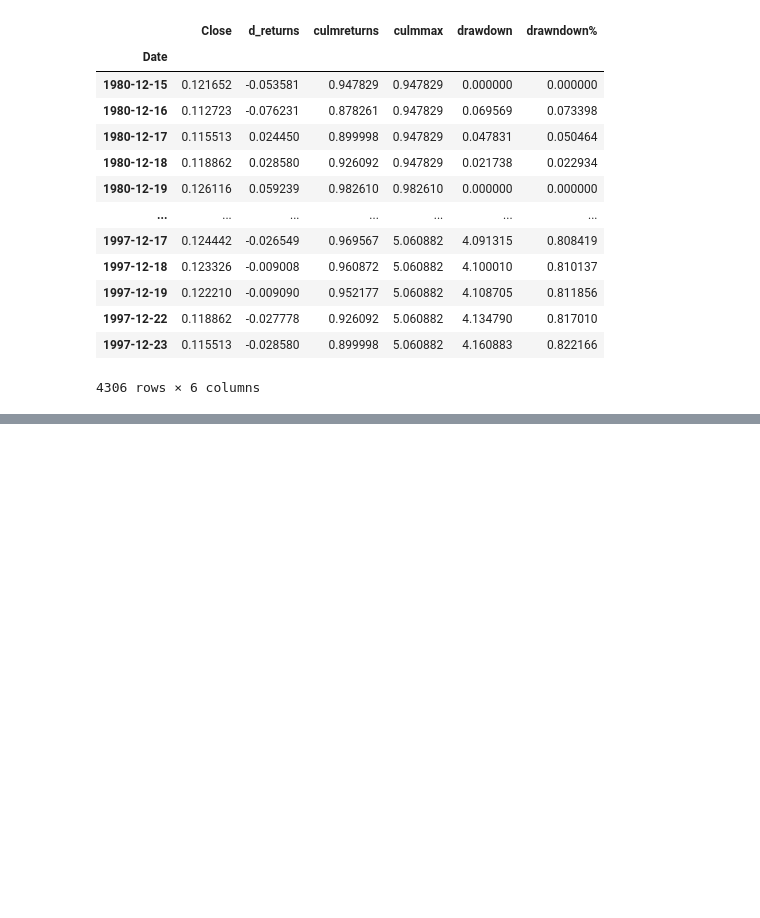
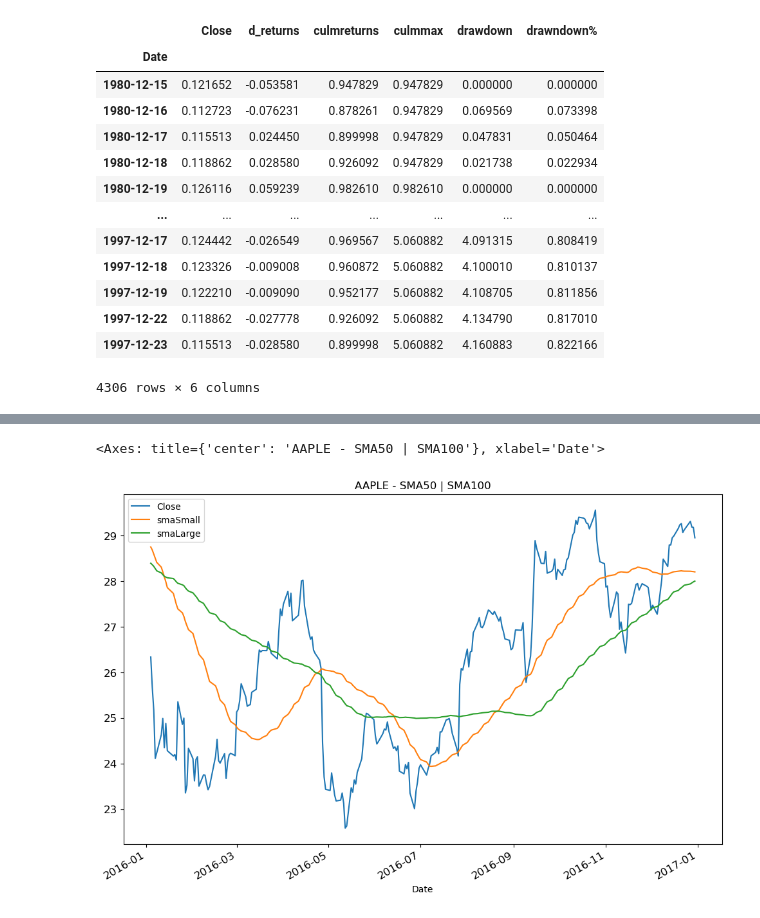
Before and after one commit to SouCode/RoboTrader, a Jupyter notebook: inMoney3.ipynb, the cells around one changed output, grey strips where cells are left out. Cells and saved outputs as stored; diff of their text form; code cells hidden in the pictures; blank space fills up the shorter version.

```diff
--- a/inMoney3.ipynb
+++ b/inMoney3.ipynb
@@ -480,0 +532,5 @@ apple.loc[(apple.index<='1997-12-23')]
+# %%
+data.loc['2016'].plot(figsize=(12,8),title='AAPLE - SMA{} | SMA{}'.format(smaSmall,smaLarge),fontsize=12)
+# %% [output]
+<Axes: title={'center': 'AAPLE - SMA50 | SMA100'}, xlabel='Date'>
+[figure, added]
```
Also changed, not shown: parts of 15 cells of this notebook.
